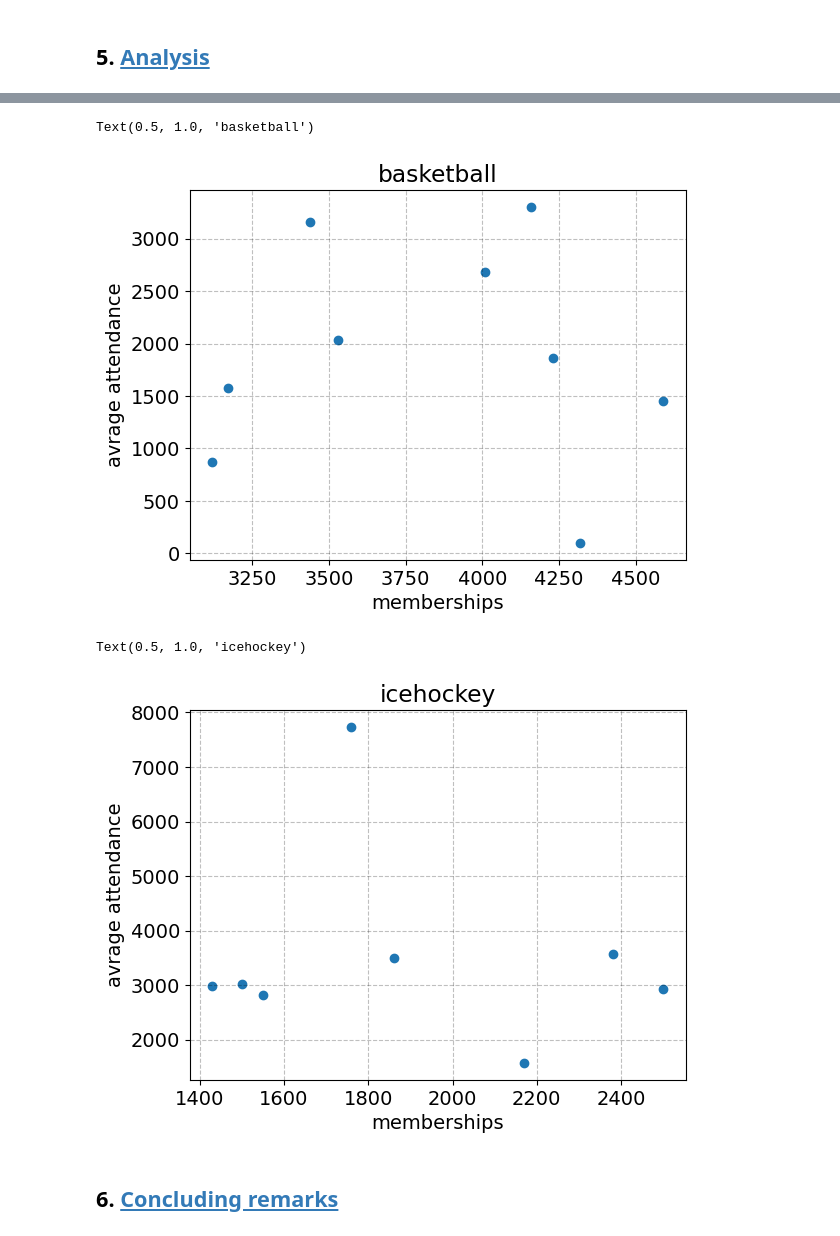
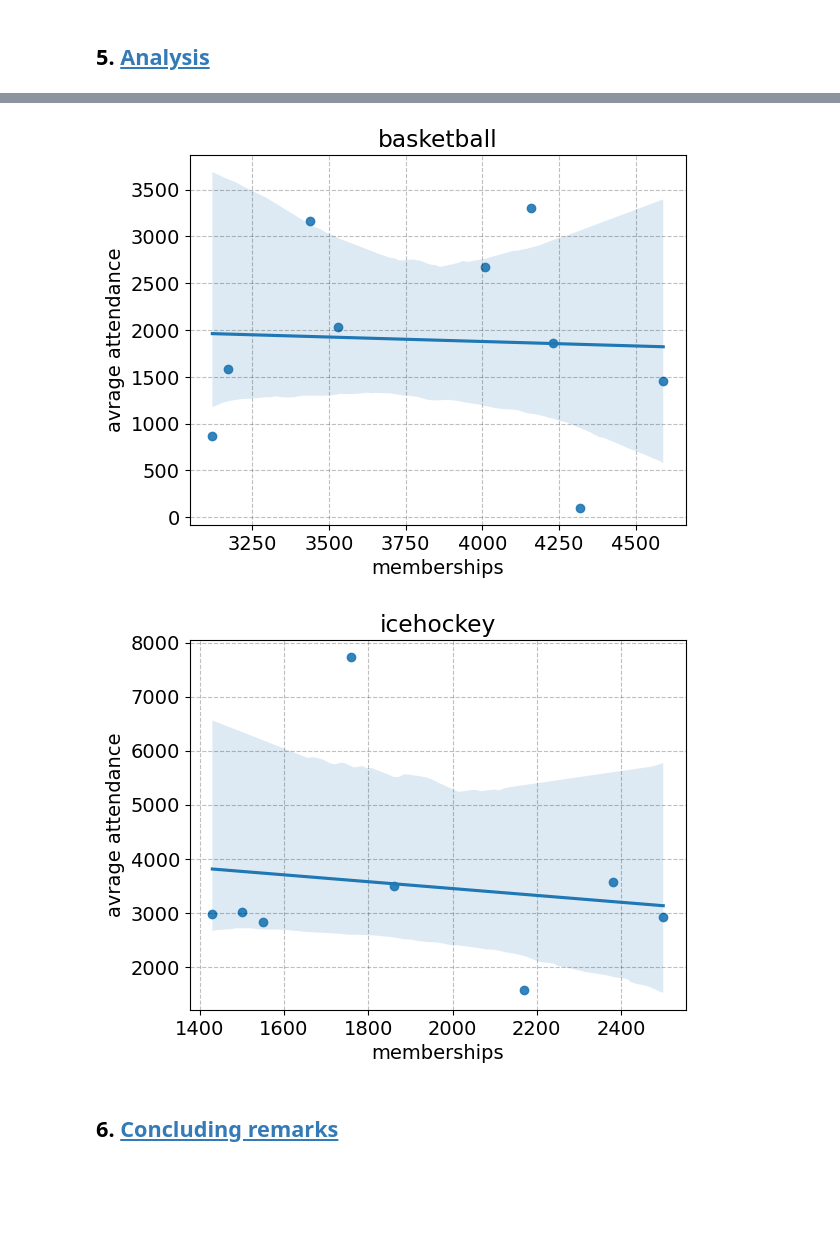
Before and after one commit to NumEconCopenhagen/projects-2024-Simon-C-og-Jens-H, a Jupyter notebook: dataproject/dataproject.ipynb, the cells around one changed output, grey strips where cells are left out. Drawn from its saved outputs; the diff is of its cells as text; code cells hidden in the pictures; blank space fills up the shorter version.

```diff
--- a/dataproject/dataproject.ipynb
+++ b/dataproject/dataproject.ipynb
@@ -620,20 +622,24 @@ Text(0.5, 1.0, 'handball')
 # %%
-plt.scatter(basketball_data['sport_'],basketball_data['basketball_overall_attend'])
+sns.regplot(x=basketball_data['sport_'], y=basketball_data['basketball_overall_attend'], data=basketball_data, scatter_kws={'alpha':0.9})
+
 plt.xlabel('memberships')
 plt.ylabel('avrage attendance')
 plt.title('basketball')
+
+plt.show()
 # %% [output]
-Text(0.5, 1.0, 'basketball')
-[figure, old version]
+[figure, new version]
 # %%
 #icehockey_data = icehockey_data[icehockey_data['year'] != '2020']
-plt.scatter(icehockey_data['sport_'],icehockey_data['icehockey_overall_attend'])
+sns.regplot(x=icehockey_data['sport_'], y=icehockey_data['icehockey_overall_attend'], data=icehockey_data, scatter_kws={'alpha':0.9})
+
 plt.xlabel('memberships')
 plt.ylabel('avrage attendance')
 plt.title('icehockey')
+
+plt.show()
 # %% [output]
-Text(0.5, 1.0, 'icehockey')
-[figure, old version]
+[figure, new version]
 # %% [markdown]
 ## 6. <a id='toc6_'></a>[Concluding remarks](#toc6_)
 # %% [markdown]
```
Also changed, not shown: parts of 3 cells of this notebook.
